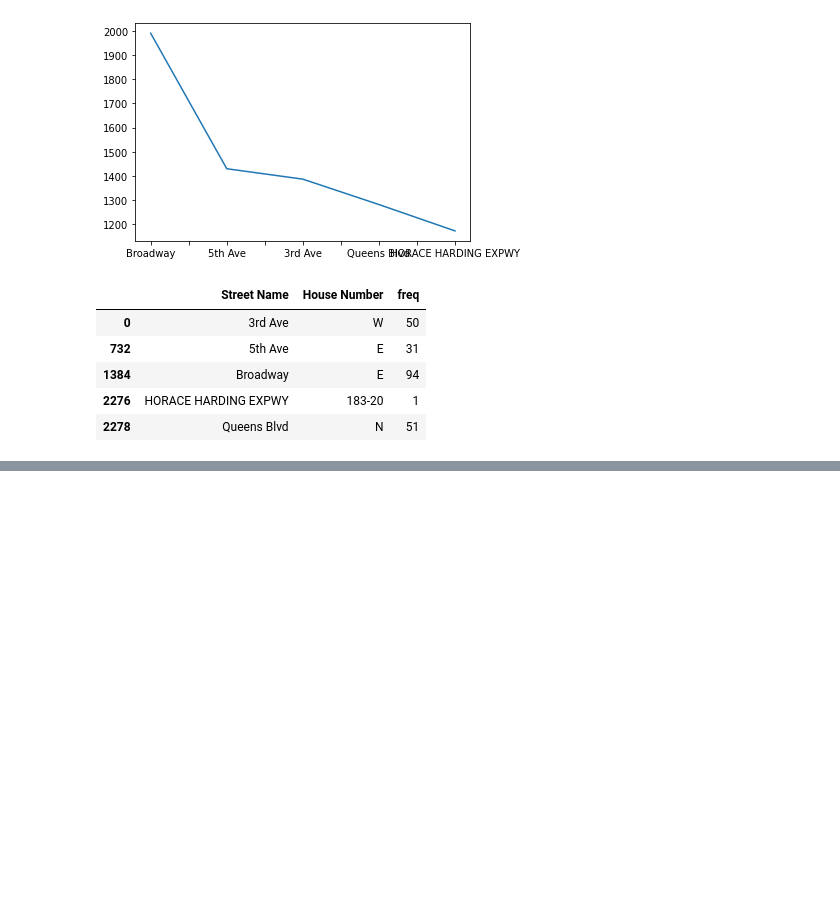
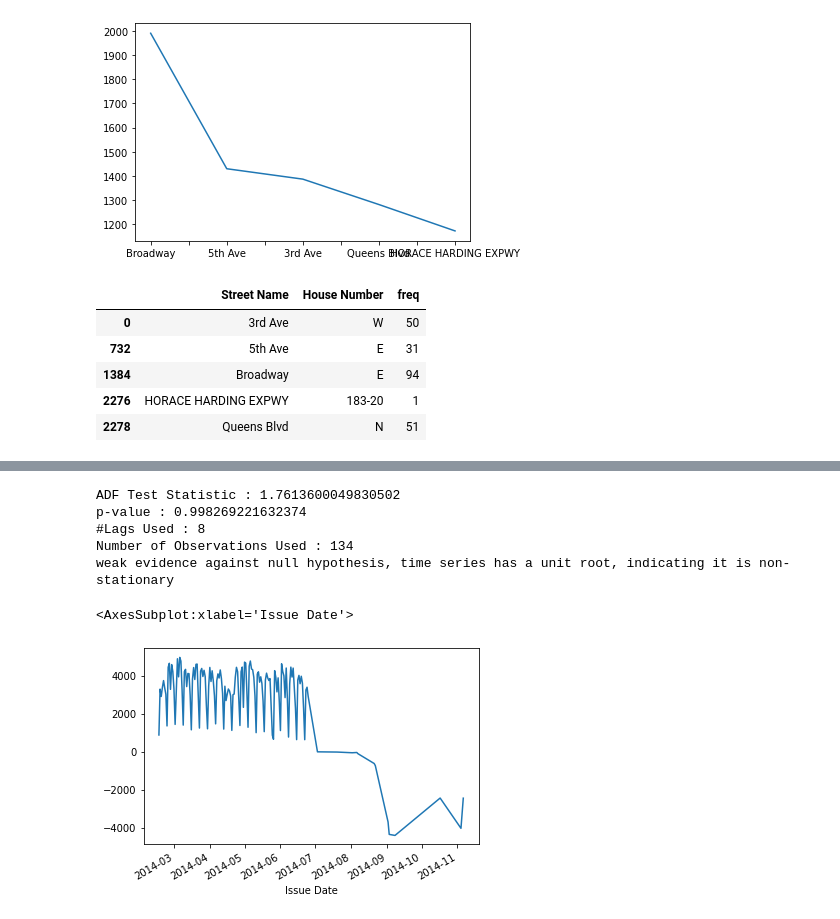
Before and after one commit to FStrean/NYC-Parking-Tickets-Analisis, a Jupyter notebook: NYC-Parking-Tickets-Analisis.ipynb, the cells around one changed output, grey strips where cells are left out. Cells and saved outputs as stored; diff of their text form; code cells hidden in the pictures; blank space fills up the shorter version.

```diff
--- a/NYC-Parking-Tickets-Analisis.ipynb
+++ b/NYC-Parking-Tickets-Analisis.ipynb
@@ -845,0 +833,13 @@ finecount_bydate_before2000['DODGE']['Seasonal First Difference'].plot()
+# %%
+adfuller_test(finecount_bydate_after2000['HYUND']['Seasonal First Difference'].dropna())
+# %% [output]
+ADF Test Statistic : 1.7613600049830502
+p-value : 0.998269221632374
+#Lags Used : 8
+Number of Observations Used : 134
+weak evidence against null hypothesis, time series has a unit root, indicating it is non-stationary
+# %%
+finecount_bydate_after2000['HYUND']['Seasonal First Difference'].plot()
+# %% [output]
+<AxesSubplot:xlabel='Issue Date'>
+[figure, added]
```
Also changed, not shown: parts of 109 cells of this notebook.
